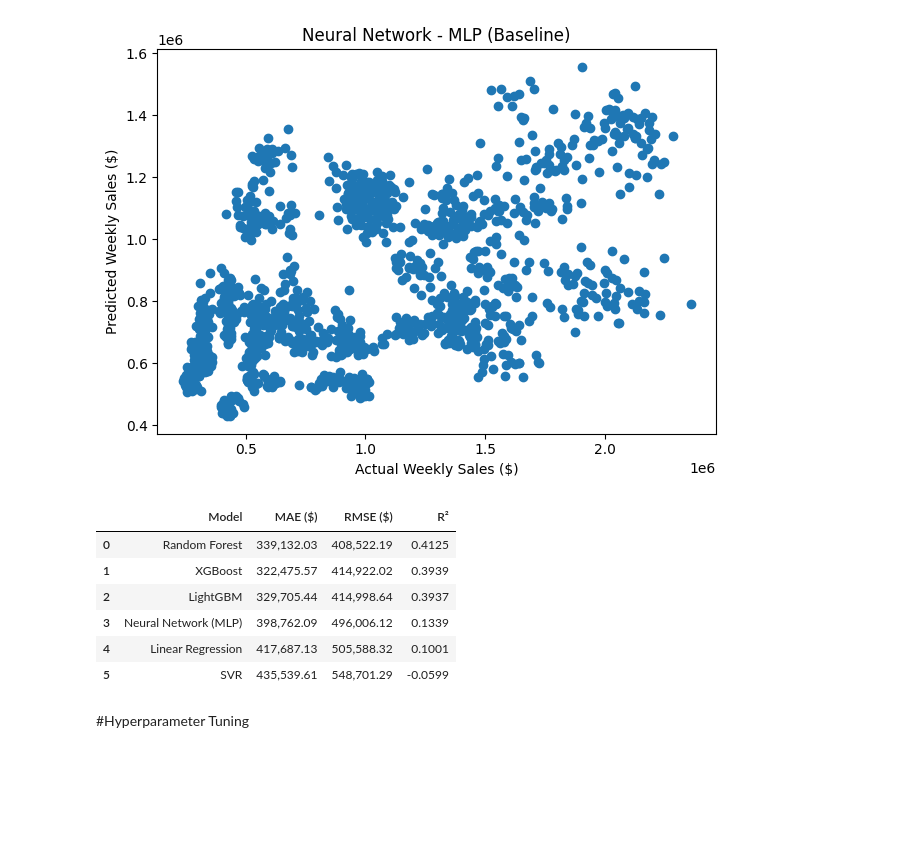
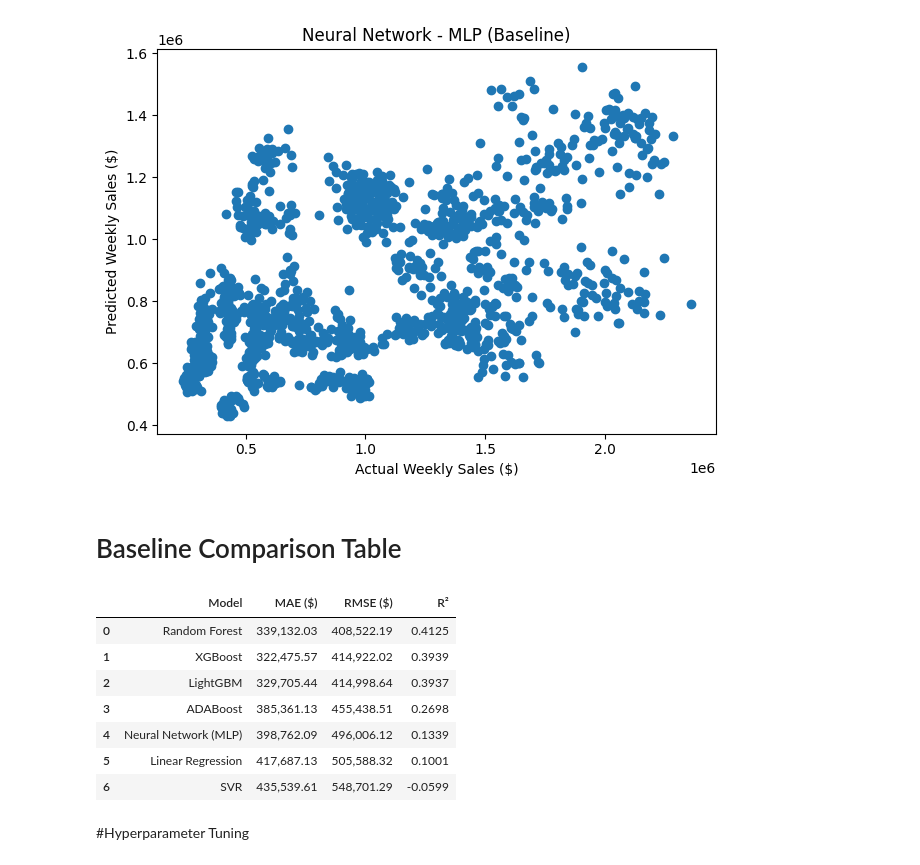
Before and after one commit to BenRyan-8/MarketingAnalytics_CA, a Jupyter notebook: marketinganalyticsCA.ipynb, the cells around one changed output. Cells and saved outputs as stored; diff of their text form; code cells hidden in the pictures; blank space fills up the shorter version.

Commit message:
Have added ADA, titles & ADA results into the comparison table

```diff
--- a/marketinganalyticsCA.ipynb
+++ b/marketinganalyticsCA.ipynb
@@ -447,0 +456,30 @@ plt.show()
+# %%
+from sklearn.ensemble import AdaBoostRegressor
+from sklearn.tree import DecisionTreeRegressor
+
+# Base learner for AdaBoost
+base_model = DecisionTreeRegressor(max_depth=4, random_state=42)
+
+# AdaBoost Regressor
+ada_model = AdaBoostRegressor(
+    estimator=base_model,
+    n_estimators=100,
+    learning_rate=0.1,
+    random_state=42
+)
+
+# Train the model
+ada_model.fit(X_train, y_train)
+
+# Make predictions
+y_pred = ada_model.predict(X_test)
+
+# Evaluation metrics
+ada_mae = mean_absolute_error(y_test, y_pred)
+ada_rmse = np.sqrt(mean_squared_error(y_test, y_pred))
+ada_r2 = r2_score(y_test, y_pred)
+
+print("AdaBoost Regression Results")
+print(f"MAE: {ada_mae:.2f}")
+print(f"RMSE: {ada_rmse:.2f}")
+print(f"R²: {ada_r2:.4f}")
@@ -536,6 +588,8 @@ plot_predictions("Neural Network - MLP (Baseline)", y_test_dollars, y_pred_nn)
   RMSE : 496,006.12
   R²   : 0.1339
 [figure]
+# %% [markdown]
+# Baseline Comparison Table
 # %%
 # Baseline Comparison Table
 # Note: tree model metrics are already in dollars, scaled model metrics use y_test_dollars
@@ -547,7 +601,8 @@ baseline_results = pd.DataFrame({
         'Neural Network (MLP)',
         'Random Forest',
         'XGBoost',
-        'LightGBM'
+        'LightGBM',
+        'ADABoost'
     ],
     'MAE ($)': [
         mean_absolute_error(y_test_dollars, y_pred_lr),
@@ -555,41 +610,45 @@ baseline_results = pd.DataFrame({
         mean_absolute_error(y_test_dollars, y_pred_nn),
         rf_mae,
         xgb_mae,
-        lgb_mae
+        lgb_mae,
+        ada_mae
     ],
     'RMSE ($)': [
         np.sqrt(mean_squared_error(y_test_dollars, y_pred_lr)),
         np.sqrt(mean_squared_error(y_test_dollars, y_pred_svr)),
         np.sqrt(mean_squared_error(y_test_dollars, y_pred_nn)),
         rf_rmse,
         xgb_rmse,
-        lgb_rmse
+        lgb_rmse,
+        ada_rmse
     ],
     'R²': [
         r2_score(y_test_dollars, y_pred_lr),
         r2_score(y_test_dollars, y_pred_svr),
         r2_score(y_test_dollars, y_pred_nn),
         rf_r2,
         xgb_r2,
-        lgb_r2
+        lgb_r2,
+        ada_r2
     ]
 })
 
 baseline_results = baseline_results.sort_values('R²', ascending=False).reset_index(drop=True)
 baseline_results['MAE ($)'] = baseline_results['MAE ($)'].map('{:,.2f}'.format)
 baseline_results['RMSE ($)'] = baseline_results['RMSE ($)'].map('{:,.2f}'.format)
 baseline_results['R²'] = baseline_results['R²'].map('{:.4f}'.format)
 
 baseline_results = baseline_results.sort_values('R²', ascending=False).reset_index(drop=True)
 baseline_results
 # %% [output]
 |  | Model | MAE ($) | RMSE ($) | R² |
 | 0 | Random Forest | 339,132.03 | 408,522.19 | 0.4125 |
 | 1 | XGBoost | 322,475.57 | 414,922.02 | 0.3939 |
 | 2 | LightGBM | 329,705.44 | 414,998.64 | 0.3937 |
-| 3 | Neural Network (MLP) | 398,762.09 | 496,006.12 | 0.1339 |
-| 4 | Linear Regression | 417,687.13 | 505,588.32 | 0.1001 |
-| 5 | SVR | 435,539.61 | 548,701.29 | -0.0599 |
+| 3 | ADABoost | 385,361.13 | 455,438.51 | 0.2698 |
+| 4 | Neural Network (MLP) | 398,762.09 | 496,006.12 | 0.1339 |
+| 5 | Linear Regression | 417,687.13 | 505,588.32 | 0.1001 |
+| 6 | SVR | 435,539.61 | 548,701.29 | -0.0599 |
 # %% [markdown]
 #Hyperparameter Tuning
 # %%
```
Also changed, not shown: parts of 7 cells of this notebook.
